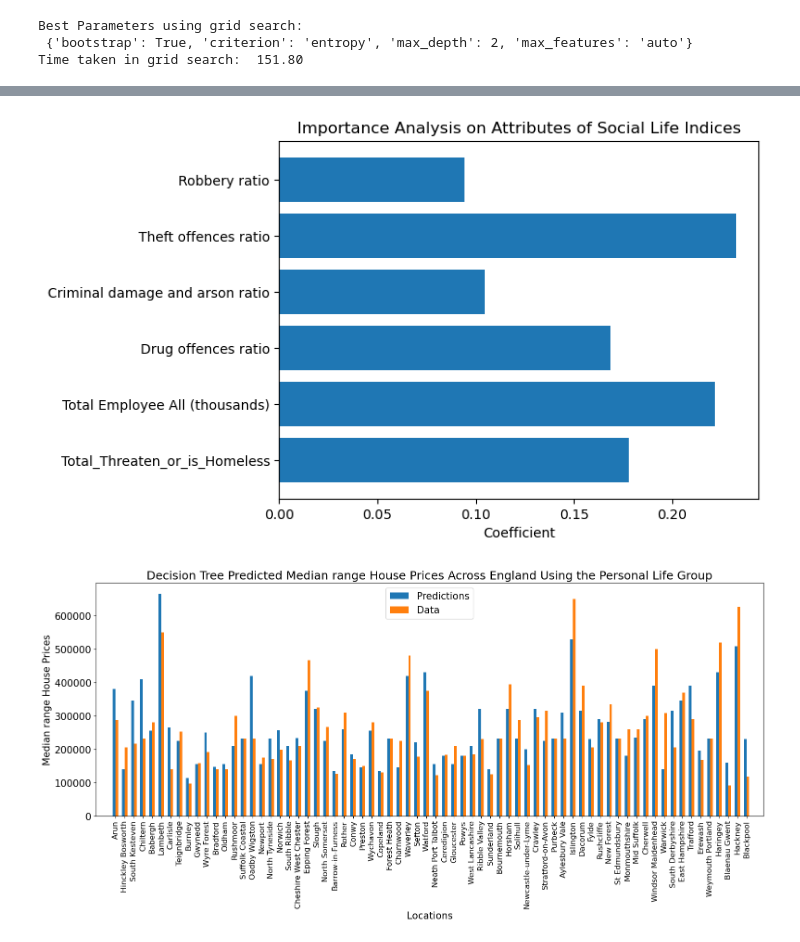
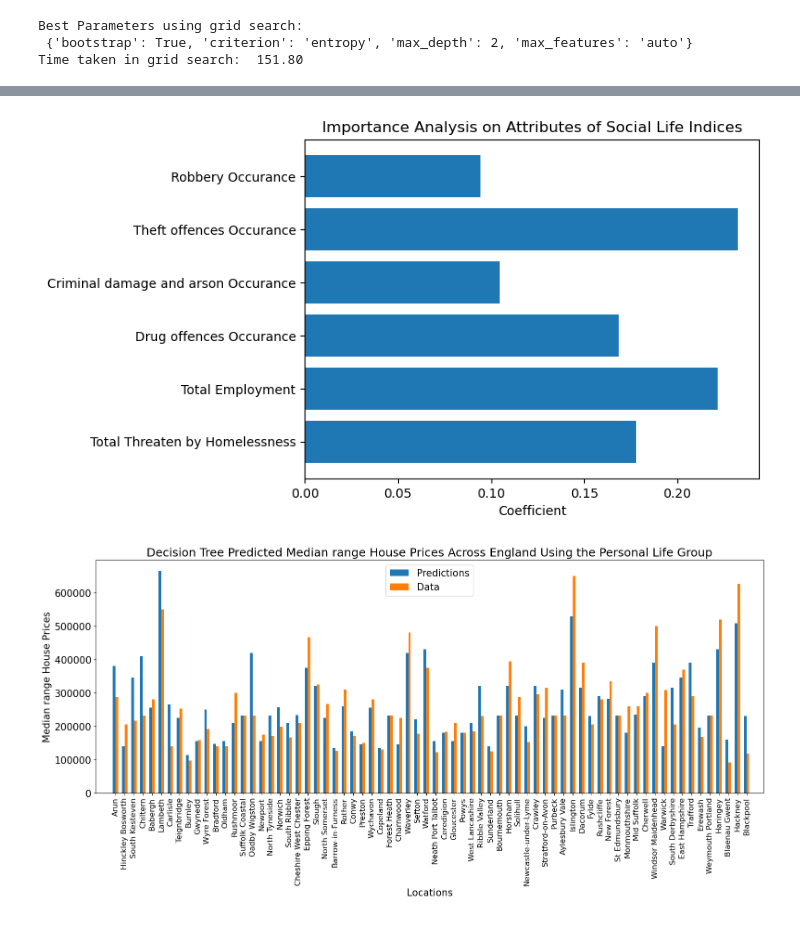
Before and after one commit to SIthodox2286/mdm_3_phace_C, a Jupyter notebook: random_forest_analysis.ipynb, the cells around one changed output, grey strips where cells are left out. Saved outputs shown, nothing was run; the diff lists cells and outputs as text; code cells hidden in the pictures.

```diff
--- a/random_forest_analysis.ipynb
+++ b/random_forest_analysis.ipynb
@@ -358,21 +348,22 @@ dl_feature_importance_score_csv.to_csv(os.path.join(cwd, "ResultTables/daily_lif
 # %%
 plt.rcdefaults()
 fig, ax = plt.subplots()
 
 # Example data
-x_names = list(sl_hundredYard_forest.feature_names_in_[:])
+x_names = ['Robbery Occurance','Theft offences Occurance','Criminal damage and arson Occurance',
+          'Drug offences Occurance','Total Employment','Total Threaten by Homelessness']
 y_pos = np.arange(len(x_names))
 
 ax.barh(y_pos, sl_feature_importance_score, align='center')
 ax.invert_yaxis()  # labels read top-to-bottom
 ax.set_yticks(y_pos)
 ax.set_yticklabels(list(x_names))
 ax.set_xlabel('Coefficient')
 ax.set_title('Importance Analysis on Attributes of Social Life Indices')
-plt.savefig('Figure/social_life_group_random_forest_importance_score_analysis.png')
+plt.savefig('Figure/social_life_group_random_forest_importance_score_analysis.png',bbox_inches='tight')
 plt.show()
 # %% [output]
-[figure, old version]
+[figure, new version]
 # %%
 sl_feature_importance_score_csv = pd.DataFrame(sl_hundredYard_forest.feature_importances_)
 sl_feature_importance_score_csv.index = sl_hundredYard_forest.feature_names_in_[:]
```
Also changed, not shown: parts of 7 cells of this notebook, 7 other files.
